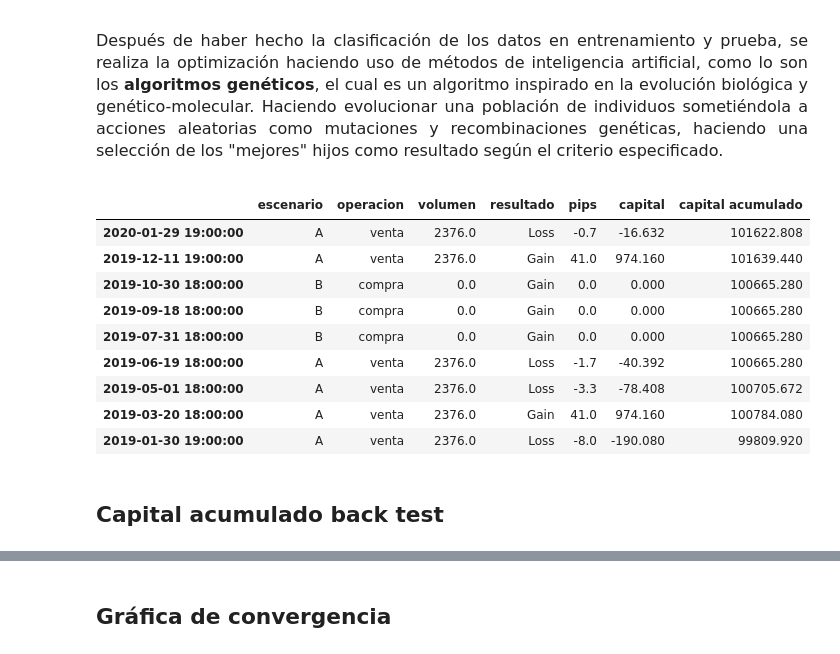
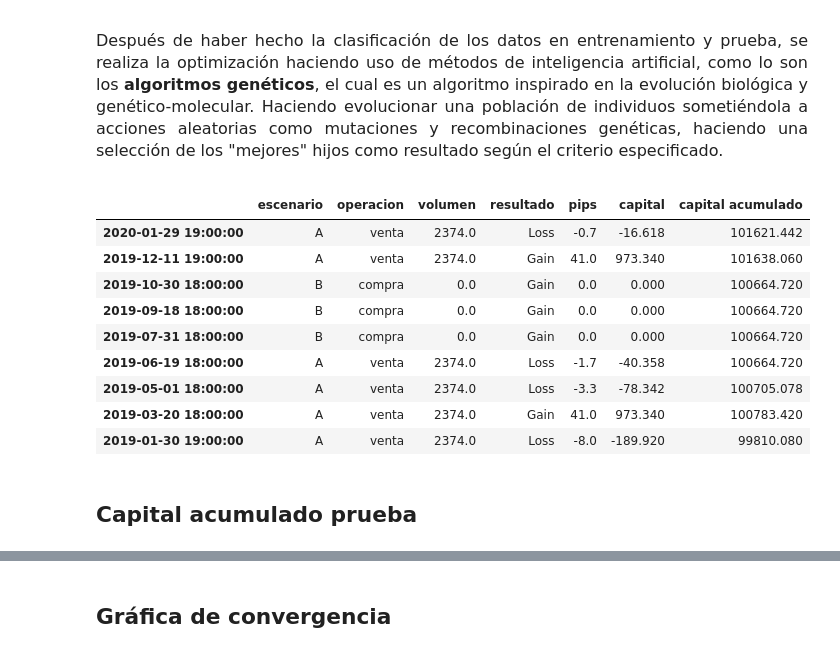
Before and after one commit to ferpinedot/ProyectoFinal_MST, a Jupyter notebook: Proyecto_equipo5.ipynb, the cells around one changed output, grey strips where cells are left out. Saved outputs shown, nothing was run; the diff lists cells and outputs as text; code cells hidden in the pictures.

Commit message:
Gráficas capital

```diff
--- a/Proyecto_equipo5.ipynb
+++ b/Proyecto_equipo5.ipynb
@@ -978,34 +984,34 @@ testing_clasification = fn.f_clasificacion_ocurrencia(datos[:round(len(datos_ins
 # %%
 # Optimización de ratio de Sharpe usando algorítmo genético creado manualmente
 train_data = [training_data, training_clasification]
 filename = 'genetico2.sav'
 
 # optimización de periodo de training.
 # EN CASO DE QUE NO EXISTA GENETICO.SAV, EJECUTAR LA SIGUIENTE LINEA:
 #[punt,padres,hist_mean,hist_std,hist_sharpe,hist_padres] = gen(train_data, filename = filename)
 [padres,hist_mean,hist_std,hist_sharpe,hist_padres] = pickle.load(open(filename,'rb'))
 
 
 seleccionado = padres[-1]
 seleccionado
 df_decisiones = pd.DataFrame(data = [seleccionado],
                             index = ['A'],
                             columns = ['operacion', 'StopLoss', 'TakeProfit', 'Volume'])
 df_decisiones['operacion'][df_decisiones['operacion']==1] = 'compra'
 df_decisiones['operacion'][df_decisiones['operacion']==0] = 'venta'
 #print(df_decisiones)
-df_backtest = fn.f_df_backtest(testing_data, testing_clasification, df_decisiones)
-df_backtest
+df_prueba = fn.f_df_backtest(testing_data, testing_clasification, df_decisiones)
+df_prueba
 # %% [output]
 |  | escenario | operacion | volumen | resultado | pips | capital | capital acumulado |
-| 2020-01-29 19:00:00 | A | venta | 2376.0 | Loss | -0.7 | -16.632 | 101622.808 |
-| 2019-12-11 19:00:00 | A | venta | 2376.0 | Gain | 41.0 | 974.160 | 101639.440 |
-| 2019-10-30 18:00:00 | B | compra | 0.0 | Gain | 0.0 | 0.000 | 100665.280 |
-| 2019-09-18 18:00:00 | B | compra | 0.0 | Gain | 0.0 | 0.000 | 100665.280 |
-| 2019-07-31 18:00:00 | B | compra | 0.0 | Gain | 0.0 | 0.000 | 100665.280 |
-| 2019-06-19 18:00:00 | A | venta | 2376.0 | Loss | -1.7 | -40.392 | 100665.280 |
-| 2019-05-01 18:00:00 | A | venta | 2376.0 | Loss | -3.3 | -78.408 | 100705.672 |
-| 2019-03-20 18:00:00 | A | venta | 2376.0 | Gain | 41.0 | 974.160 | 100784.080 |
-| 2019-01-30 19:00:00 | A | venta | 2376.0 | Loss | -8.0 | -190.080 | 99809.920 |
+| 2020-01-29 19:00:00 | A | venta | 2374.0 | Loss | -0.7 | -16.618 | 101621.442 |
+| 2019-12-11 19:00:00 | A | venta | 2374.0 | Gain | 41.0 | 973.340 | 101638.060 |
+| 2019-10-30 18:00:00 | B | compra | 0.0 | Gain | 0.0 | 0.000 | 100664.720 |
+| 2019-09-18 18:00:00 | B | compra | 0.0 | Gain | 0.0 | 0.000 | 100664.720 |
+| 2019-07-31 18:00:00 | B | compra | 0.0 | Gain | 0.0 | 0.000 | 100664.720 |
+| 2019-06-19 18:00:00 | A | venta | 2374.0 | Loss | -1.7 | -40.358 | 100664.720 |
+| 2019-05-01 18:00:00 | A | venta | 2374.0 | Loss | -3.3 | -78.342 | 100705.078 |
+| 2019-03-20 18:00:00 | A | venta | 2374.0 | Gain | 41.0 | 973.340 | 100783.420 |
+| 2019-01-30 19:00:00 | A | venta | 2374.0 | Loss | -8.0 | -189.920 | 99810.080 |
 # %% [markdown]
-## Capital acumulado back test
+## Capital acumulado prueba
```
Also changed, not shown: parts of 10 cells of this notebook, 2 other files.
